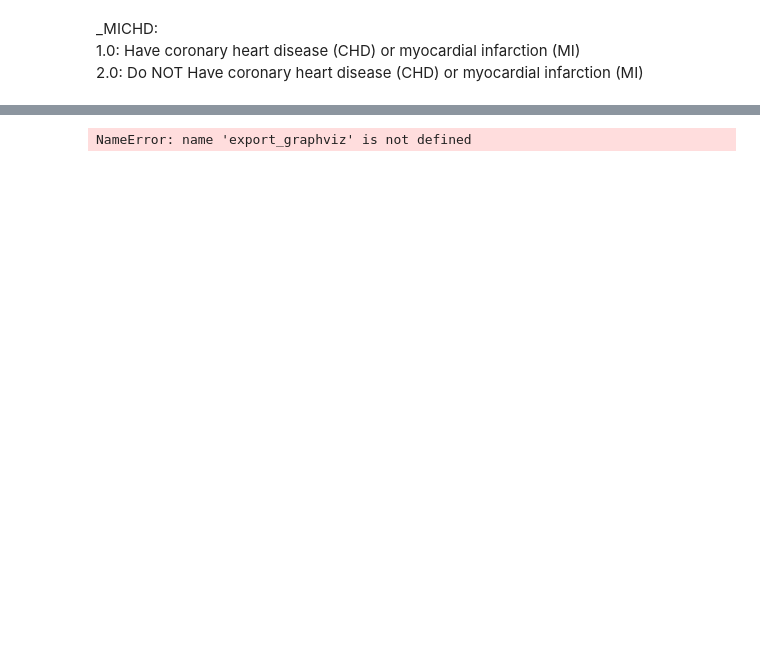
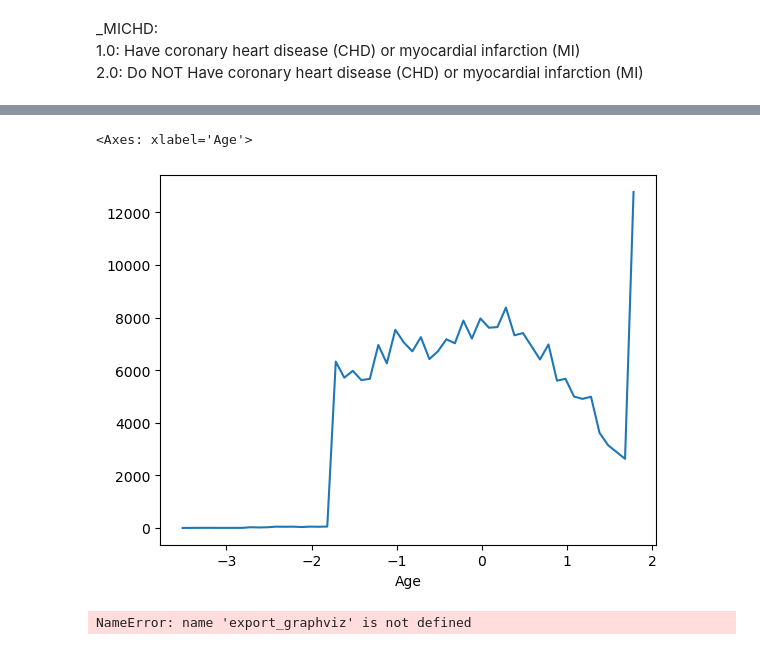
Before and after one commit to duvallar/MA384_CDSA, a Jupyter notebook: duvallar/indicators_2022/analysis2022-l1.ipynb, the cells around one changed output, grey strips where cells are left out. Cells and saved outputs as stored; diff of their text form; code cells hidden in the pictures; blank space fills up the shorter version.

```diff
--- a/duvallar/indicators_2022/analysis2022-l1.ipynb
+++ b/duvallar/indicators_2022/analysis2022-l1.ipynb
@@ -380,0 +325,4 @@ _MICHD:
+# %%
+
+result = pd.concat([df, target], axis=1)
+result
@@ -381,3 +343,9 @@ _MICHD:
+# %%
+age_grp = result.groupby(by='Age')
+age_grp._MICHD.sum().plot()
+# %% [output]
+<Axes: xlabel='Age'>
+[figure, added]
 # %%
 # conda install graphviz
 # %%
```
Also changed, not shown: parts of 20 cells of this notebook, 1 other file.
